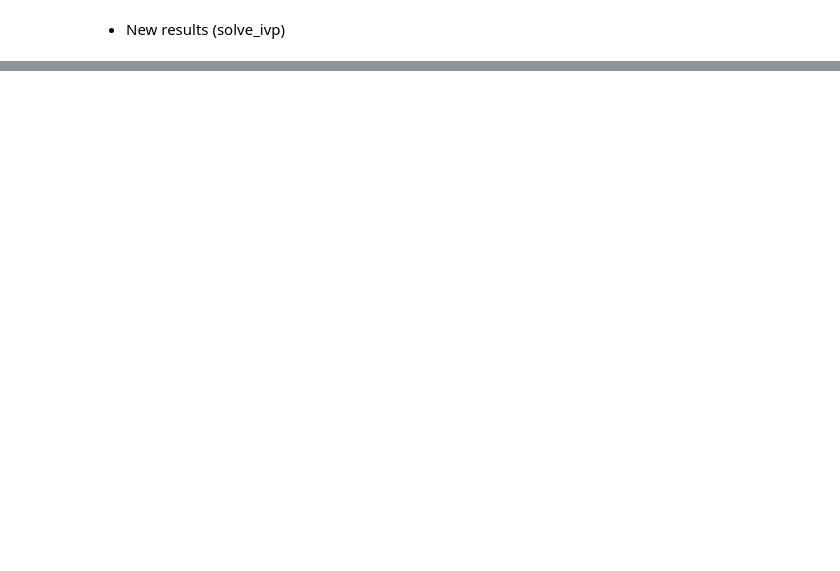
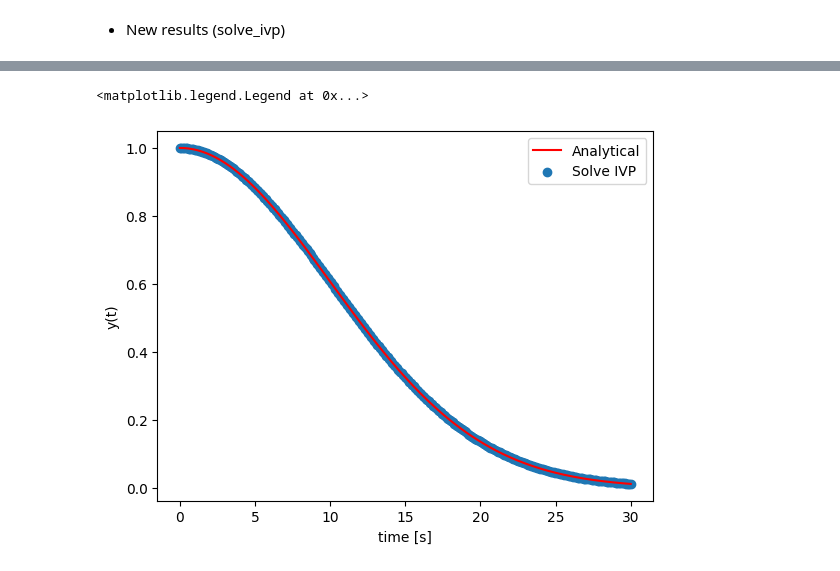
Before and after one commit to jpaguilarc99/PIML-EDP, a Jupyter notebook: computational_physics/DifferentialEquations/Differential_equations.ipynb, the cells around one changed output, grey strips where cells are left out. Cells and saved outputs as stored; diff of their text form; code cells hidden in the pictures; blank space fills up the shorter version.

```diff
--- a/computational_physics/DifferentialEquations1/Differential_equations.ipynb
+++ b/computational_physics/DifferentialEquations/Differential_equations.ipynb
@@ -429,0 +417,2 @@ Derivation is difficult: https://en.wikipedia.org/wiki/Runge%E2%80%93Kutta_metho
+# %%
+solution_RK45 = integrate.solve_ivp(f_ODE, [0, 30], [1], method='RK45', t_eval=np.linspace(0, h*nmax, nmax))
@@ -429,0 +443,12 @@ Derivation is difficult: https://en.wikipedia.org/wiki/Runge%E2%80%93Kutta_metho
+# %%
+test_t = np.linspace(0, nmax*h, nmax)
+test_y = y0*np.exp(-test_t**2*a/2)
+plt.plot(test_t, test_y, 'r', label='Analytical')
+
+plt.xlabel('time [s]')
+plt.ylabel('y(t)')
+plt.scatter(solution_RK45.t, solution_RK45.y, label='Solve IVP')
+plt.legend()
+# %% [output]
+<matplotlib.legend.Legend at 0x...>
+[figure, added]
```
Also changed, not shown: parts of 18 cells of this notebook.
